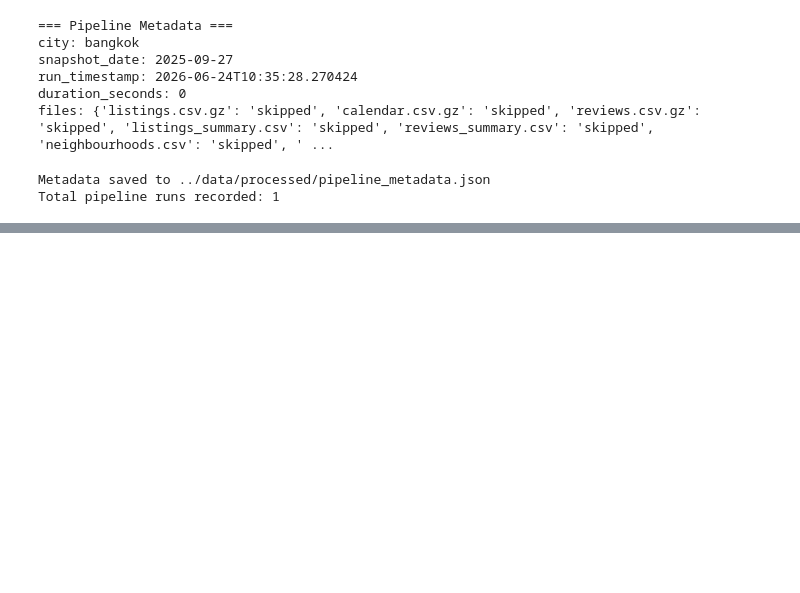
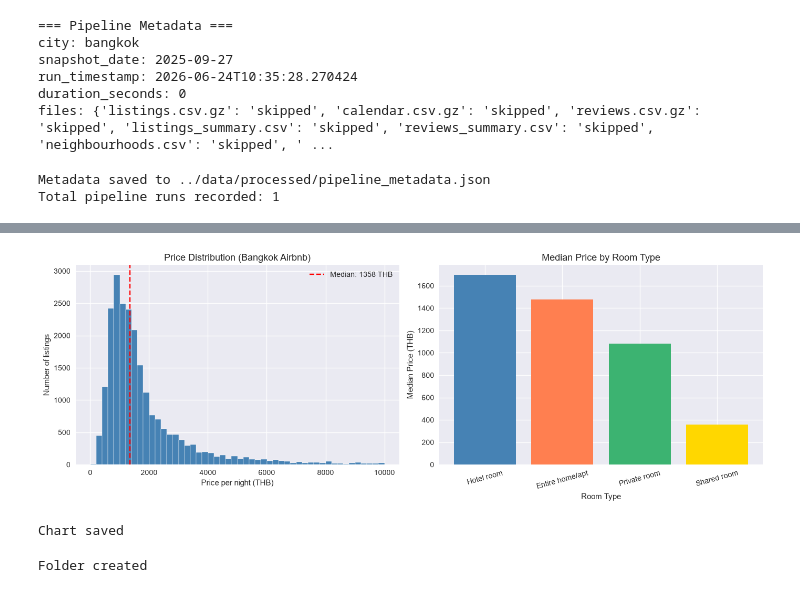
Before and after one commit to AlokaPerera01/airbnb_project, a Jupyter notebook: notebooks/01_dataset_exploration.ipynb, the cells around one changed output, grey strips where cells are left out. Drawn from its saved outputs; the diff is of its cells as text; code cells hidden in the pictures; blank space fills up the shorter version.

```diff
--- a/notebooks/01_dataset_exploration.ipynb
+++ b/notebooks/01_dataset_exploration.ipynb
@@ -1498,0 +1605,8 @@ Total pipeline runs recorded: 1
+# %%
+import matplotlib.pyplot as plt
+import seaborn as sns
+
+plt.style.use('seaborn-v0_8')
+sns.set_palette("husl")
+
+print("Visualization libraries ready")
@@ -1498,0 +1617,37 @@ Total pipeline runs recorded: 1
+# %%
+fig, axes = plt.subplots(1, 2, figsize=(14, 5))
+
+# Filter out nulls and extreme outliers for clean visualization
+price_data = listings['price_clean'].dropna()
+price_filtered = price_data[price_data < 10000]  # Focus on realistic range
+
+# Left chart: full distribution
+axes[0].hist(price_filtered, bins=50, color='steelblue', edgecolor='white')
+axes[0].set_title('Price Distribution (Bangkok Airbnb)', fontsize=13)
+axes[0].set_xlabel('Price per night (THB)')
+axes[0].set_ylabel('Number of listings')
+axes[0].axvline(price_filtered.median(), color='red', linestyle='--', label=f'Median: {price_filtered.median():.0f} THB')
+axes[0].legend()
+
+# Right chart: by room type
+room_prices = listings[listings['price_clean'] < 10000].groupby('room_type')['price_clean'].median().sort_values(ascending=False)
+axes[1].bar(room_prices.index, room_prices.values, color=['steelblue', 'coral', 'mediumseagreen', 'gold'])
+axes[1].set_title('Median Price by Room Type', fontsize=13)
+axes[1].set_xlabel('Room Type')
+axes[1].set_ylabel('Median Price (THB)')
+axes[1].tick_params(axis='x', rotation=15)
+
+plt.tight_layout()
+plt.savefig('../outputs/figures/01_price_distribution.png', dpi=150, bbox_inches='tight')
+plt.show()
+print("Chart saved")
+# %% [output]
+[figure, added]
+Chart saved
+# %%
+#error occurred in the above code
+import os
+os.makedirs('../outputs/figures', exist_ok=True)
+print("Folder created")
+# %% [output]
+Folder created
```
Also changed, not shown: parts of 14 cells of this notebook.
